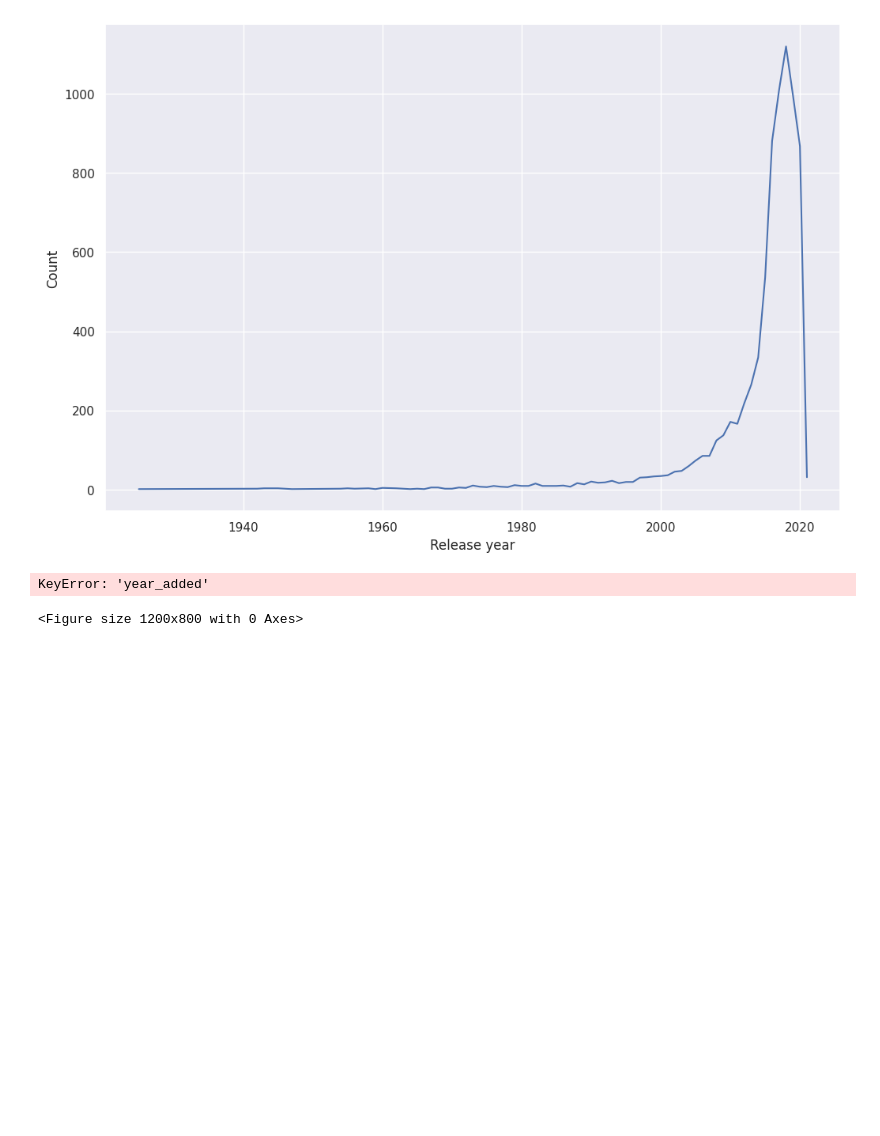
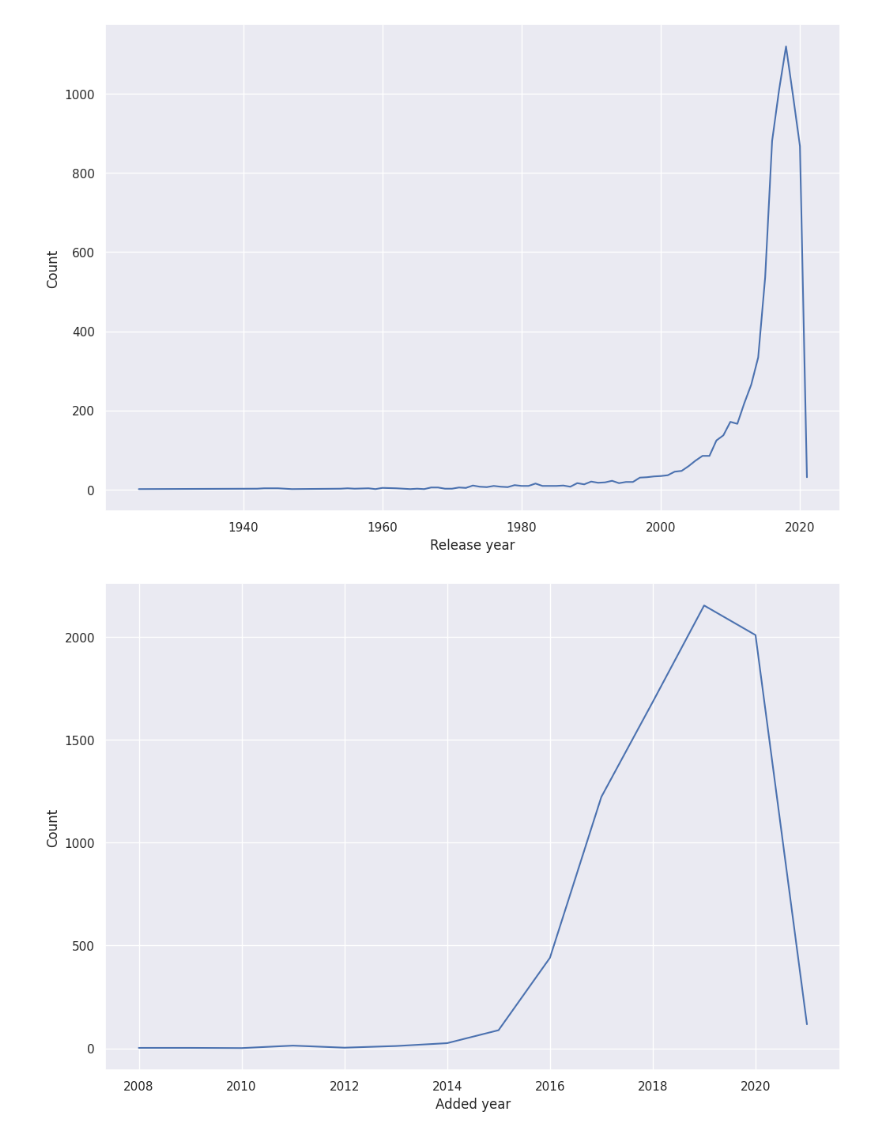
Before and after one commit to raginibalure/Training_ML_DS_AI, a Jupyter notebook: EDA_NetFlix.ipynb, the cells around one changed output. Saved outputs shown, nothing was run; the diff lists cells and outputs as text; code cells hidden in the pictures; blank space fills up the shorter version.

```diff
--- a/EDA_NetFlix.ipynb
+++ b/EDA_NetFlix.ipynb
@@ -653,10 +653,9 @@ plt.show()
 # %%
 #plotting w.r.t. year added
 plt.figure(figsize=(12, 8))
-plt.plot(release_trend["year_added"], release_trend["added_count"])
+plt.plot(added_trend["year_added"], added_trend["added_count"])
 plt.xlabel("Added year")
 plt.ylabel("Count")
 plt.show()
 # %% [output]
-KeyError: 'year_added'
-<Figure size 1200x800 with 0 Axes>
+[figure, added]
```
Also changed, not shown: parts of 1 cell of this notebook.
